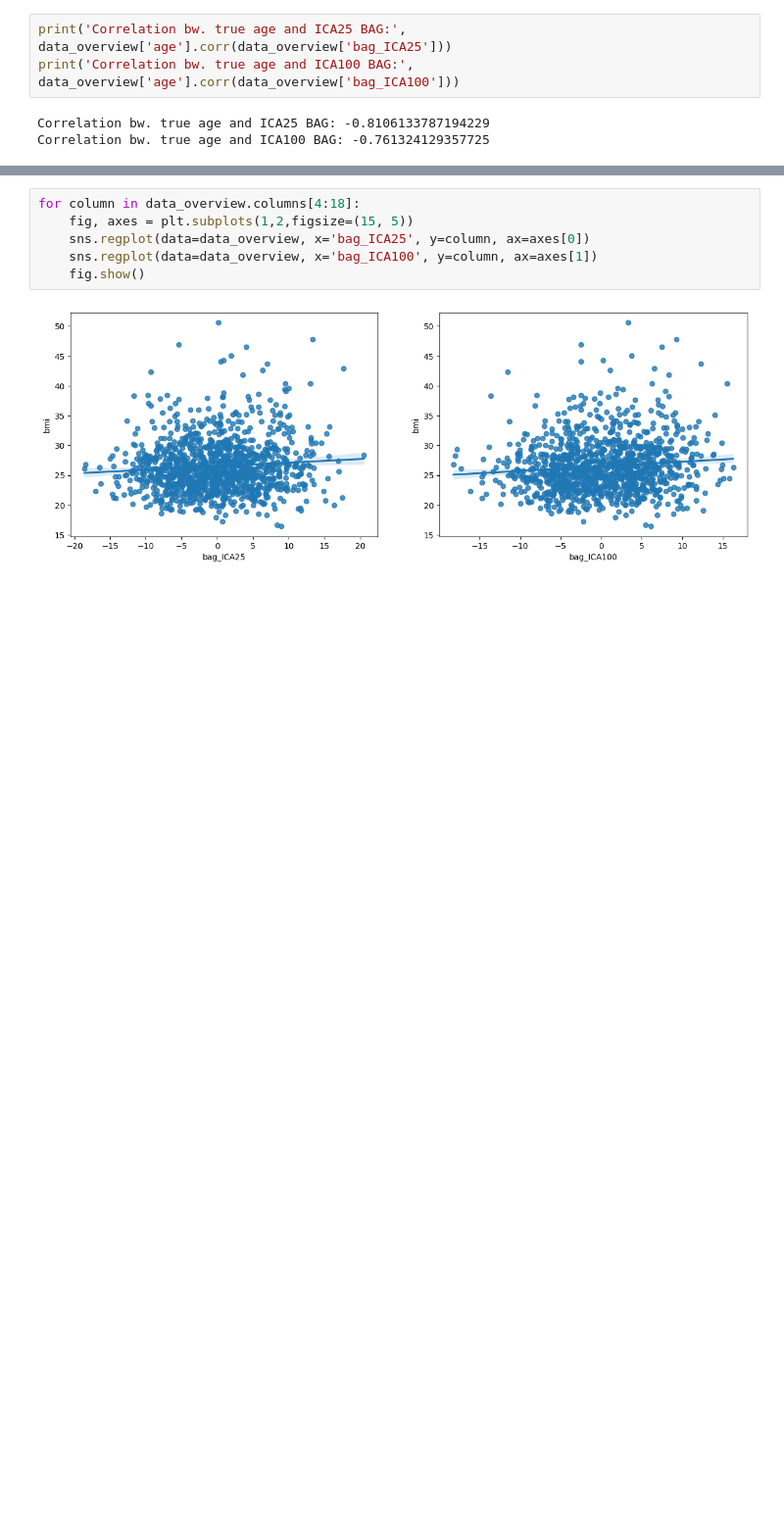
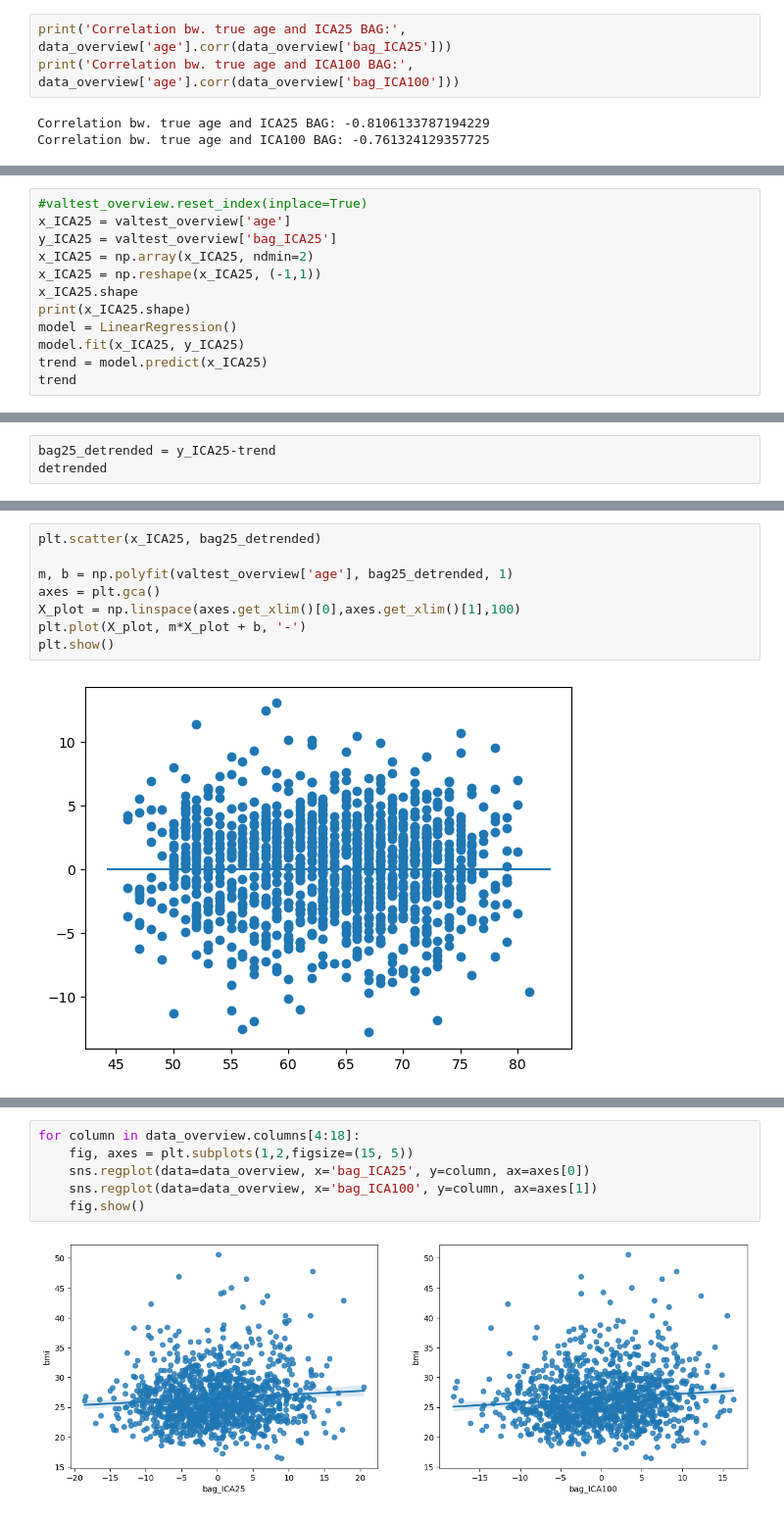
Before and after one commit to laura-riedel/IM, a Jupyter notebook: src/FinalModels/final_models_IM.ipynb, the cells around one changed output, grey strips where cells are left out. Shown at 98% size. Cells and saved outputs as stored; diff of their text form; blank space fills up the shorter version.

```diff
--- a/src/FinalModels/final_models_IM.ipynb
+++ b/src/FinalModels/final_models_IM.ipynb
@@ -286,0 +360,12 @@ import seaborn as sns
+# %%
+#valtest_overview.reset_index(inplace=True)
+x_ICA25 = valtest_overview['age']
+y_ICA25 = valtest_overview['bag_ICA25']
+x_ICA25 = np.array(x_ICA25, ndmin=2)
+x_ICA25 = np.reshape(x_ICA25, (-1,1))
+x_ICA25.shape
+print(x_ICA25.shape)
+model = LinearRegression()
+model.fit(x_ICA25, y_ICA25)
+trend = model.predict(x_ICA25)
+trend
@@ -286,0 +376,3 @@ import seaborn as sns
+# %%
+bag25_detrended = y_ICA25-trend
+detrended
@@ -286,0 +392,10 @@ import seaborn as sns
+# %%
+plt.scatter(x_ICA25, bag25_detrended)
+
+m, b = np.polyfit(valtest_overview['age'], bag25_detrended, 1)
+axes = plt.gca()
+X_plot = np.linspace(axes.get_xlim()[0],axes.get_xlim()[1],100)
+plt.plot(X_plot, m*X_plot + b, '-')
+plt.show()
+# %% [output]
+[figure, added]
```
Also changed, not shown: parts of 22 cells of this notebook, 3 other files.
